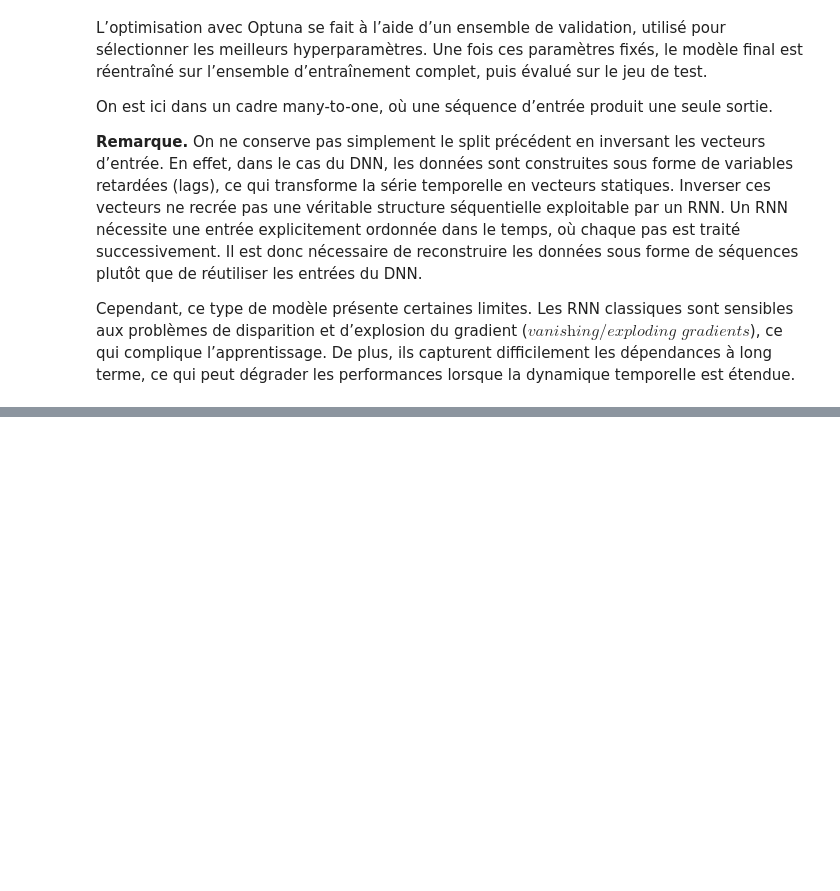
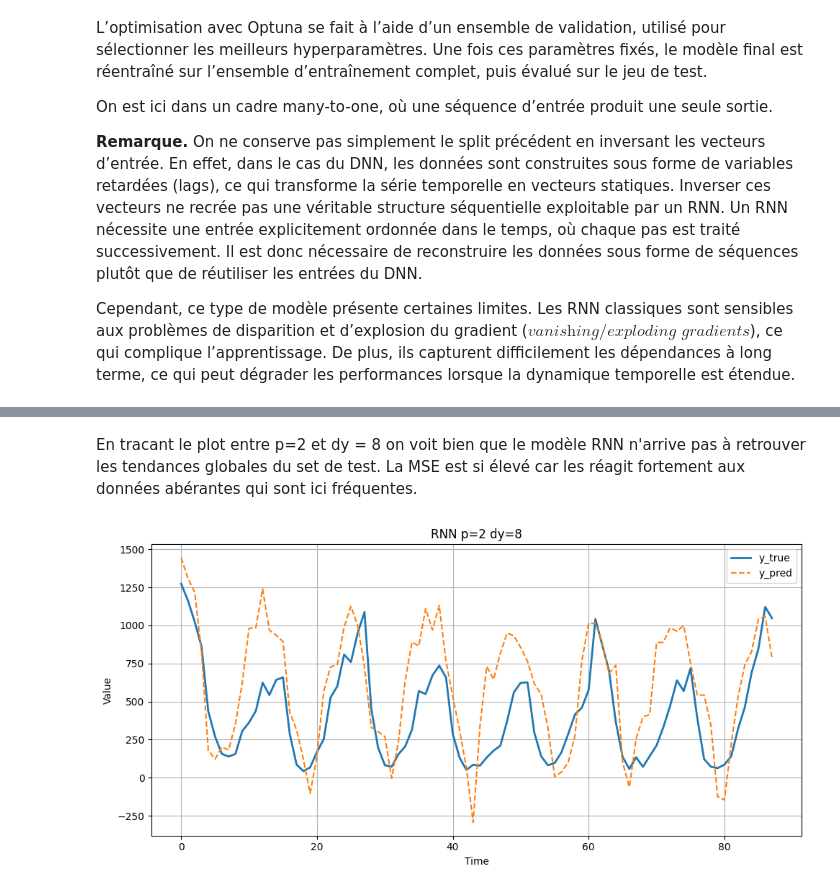
Before and after one commit to Mozo953/Deep-Learning-Reinforcement-learning, a Jupyter notebook: chickenpox_2024_VE.ipynb, the cells around one changed output, grey strips where cells are left out. Drawn from its saved outputs; the diff is of its cells as text; code cells hidden in the pictures; blank space fills up the shorter version.

```diff
--- a/chickenpox_2024_VE.ipynb
+++ b/chickenpox_2024_VE.ipynb
@@ -1047,4 +1120,7 @@ S = np.loadtxt('data_chickenpox.txt')
 y = S
 
 results_rnn = run_all_rnn(y)
+
+# Exemple : tracer pour p=1, dy=7
+res = results_rnn[0]
 # %% [output]
@@ -1169,0 +1205,42 @@ Le RNN exploite efficacement un contexte temporel plus large (notamment pour $dy
+# %% [markdown]
+En tracant le plot entre p=2 et dy = 8 on voit bien que le modèle RNN n'arrive pas à retrouver les tendances globales du set de test. La MSE est si élevé car les réagit fortement aux données abérantes qui sont ici fréquentes.
+# %%
+import matplotlib.pyplot as plt
+
+def plot_pred_vs_true(y_true, y_pred, title="Prediction vs True"):
+    plt.figure(figsize=(10, 5))
+
+    plt.plot(y_true, label="y_true", linewidth=2)
+    plt.plot(y_pred, label="y_pred", linestyle="--")
+
+    plt.title(title)
+    plt.xlabel("Time")
+    plt.ylabel("Value")
+
+    plt.legend()
+    plt.grid(True)
+
+    plt.tight_layout()
+    plt.show()
+
+
+# --- Sélection p=2, dy=8 ---
+p_target = 2
+dy_target = 8
+
+found = False
+
+for res in results:
+    if res["p"] == p_target and res["dy"] == dy_target:
+        plot_pred_vs_true(
+            res["y_test"],
+            res["y_pred"],
+            f"RNN p={res['p']} dy={res['dy']}"
+        )
+        found = True
+        break
+
+if not found:
+    print(f"Aucun résultat trouvé pour p={p_target}, dy={dy_target}")
+# %% [output]
+[figure, added]
```
Also changed, not shown: parts of 67 cells of this notebook.
